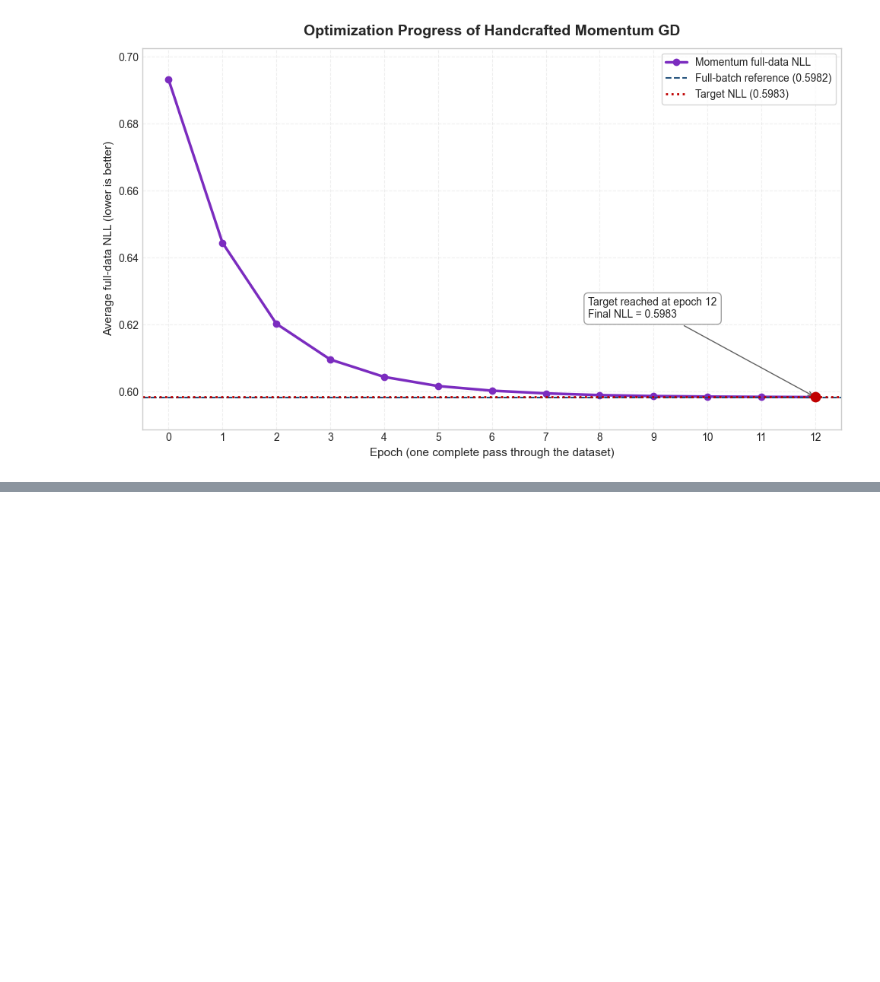
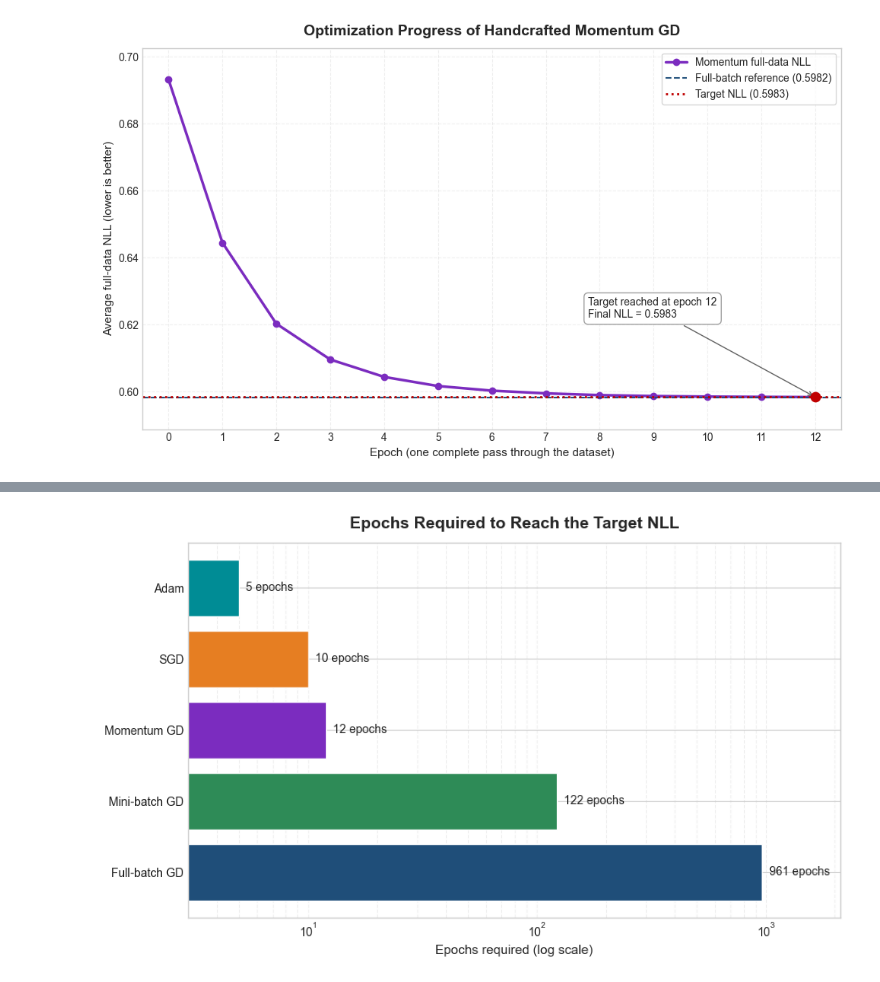
Before and after one commit to rbhdsks/Learning-from-Comparison-Data-Master-Thesis-Project-, a Jupyter notebook: notebooks/experiments/Bradley_Terry_Model/04_BradleyTerry_MLE_Optimizations.ipynb, the cells around one changed output, grey strips where cells are left out. Saved outputs shown, nothing was run; the diff lists cells and outputs as text; code cells hidden in the pictures; blank space fills up the shorter version.

Commit message:
comparisons of gd Handcrafted result

```diff
--- a/notebooks/experiments/Bradley_Terry_Model/04_BradleyTerry_MLE_Optimizations.ipynb
+++ b/notebooks/experiments/Bradley_Terry_Model/04_BradleyTerry_MLE_Optimizations.ipynb
@@ -1094,0 +1406,82 @@ plt.show()
+# %%
+# Compare the epochs required to reach the target NLL.
+
+optimizer_colors = {
+    "Full-batch GD": "#1F4E79",
+    "SGD": "#E67E22",
+    "Mini-batch GD": "#2E8B57",
+    "Momentum GD": "#7B2CBF",
+    "Adam": "#008C95",
+}
+
+epoch_comparison = (
+    handcrafted_comparison_table[
+        [
+            "Optimizer",
+            "Epochs",
+        ]
+    ]
+    .sort_values("Epochs")
+    .reset_index(drop=True)
+)
+
+epoch_colors = [
+    optimizer_colors[name]
+    for name in epoch_comparison["Optimizer"]
+]
+
+figure, axis = plt.subplots(figsize=(9, 5.5))
+
+bars = axis.barh(
+    epoch_comparison["Optimizer"],
+    epoch_comparison["Epochs"],
+    color=epoch_colors,
+    edgecolor="white",
+)
+
+axis.set_xscale("log")
+axis.invert_yaxis()
+
+axis.bar_label(
+    bars,
+    labels=[
+        f"{int(value):,} epochs"
+        for value in epoch_comparison["Epochs"]
+    ],
+    padding=6,
+    fontsize=10,
+)
+
+axis.set_xlabel(
+    "Epochs required (log scale)",
+    fontsize=11,
+)
+
+axis.set_ylabel("")
+
+axis.set_title(
+    "Epochs Required to Reach the Target NLL",
+    fontsize=14,
+    fontweight="bold",
+    pad=12,
+)
+
+axis.grid(
+    True,
+    axis="x",
+    which="both",
+    linestyle="--",
+    alpha=0.3,
+)
+
+axis.set_axisbelow(True)
+
+axis.set_xlim(
+    epoch_comparison["Epochs"].min() * 0.6,
+    epoch_comparison["Epochs"].max() * 2.2,
+)
+
+plt.tight_layout()
+plt.show()
+# %% [output]
+[figure, added]
```
Also changed, not shown: parts of 8 cells of this notebook.
